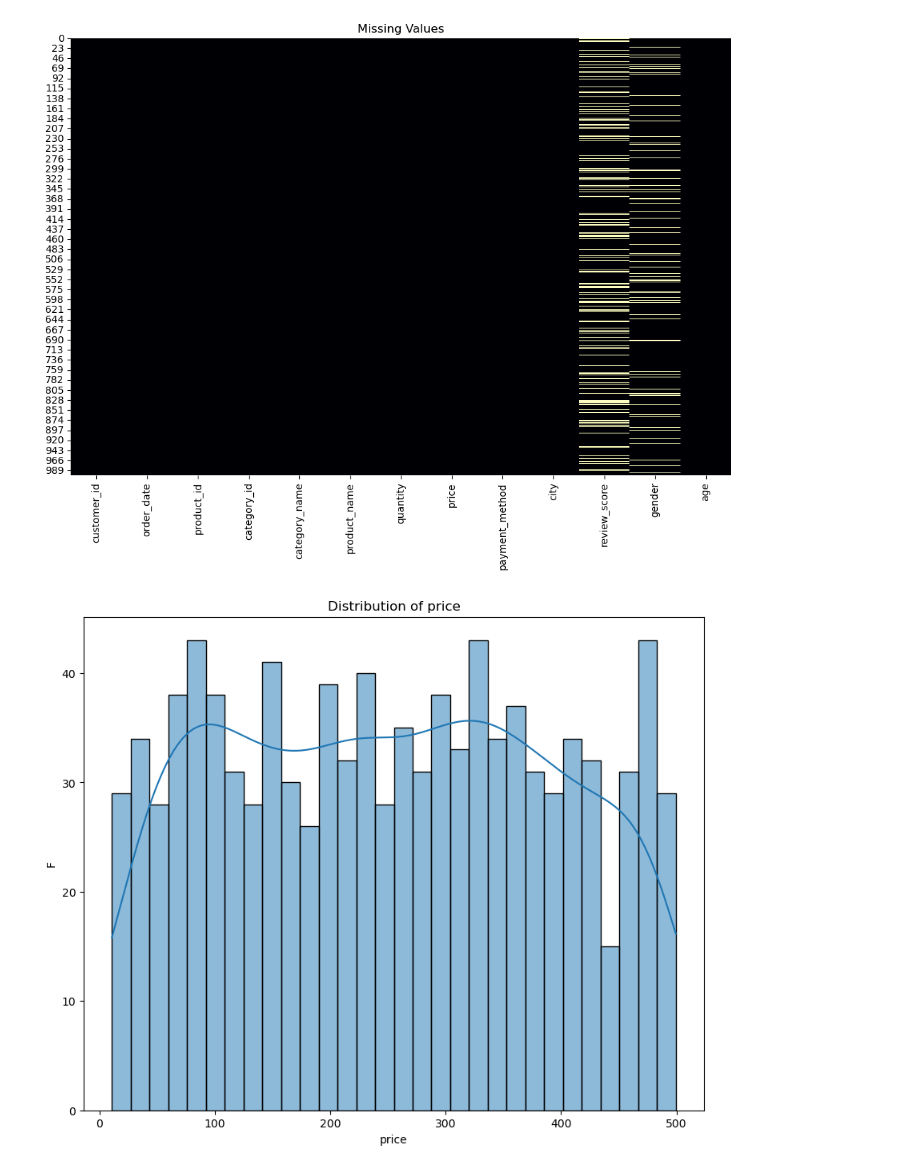
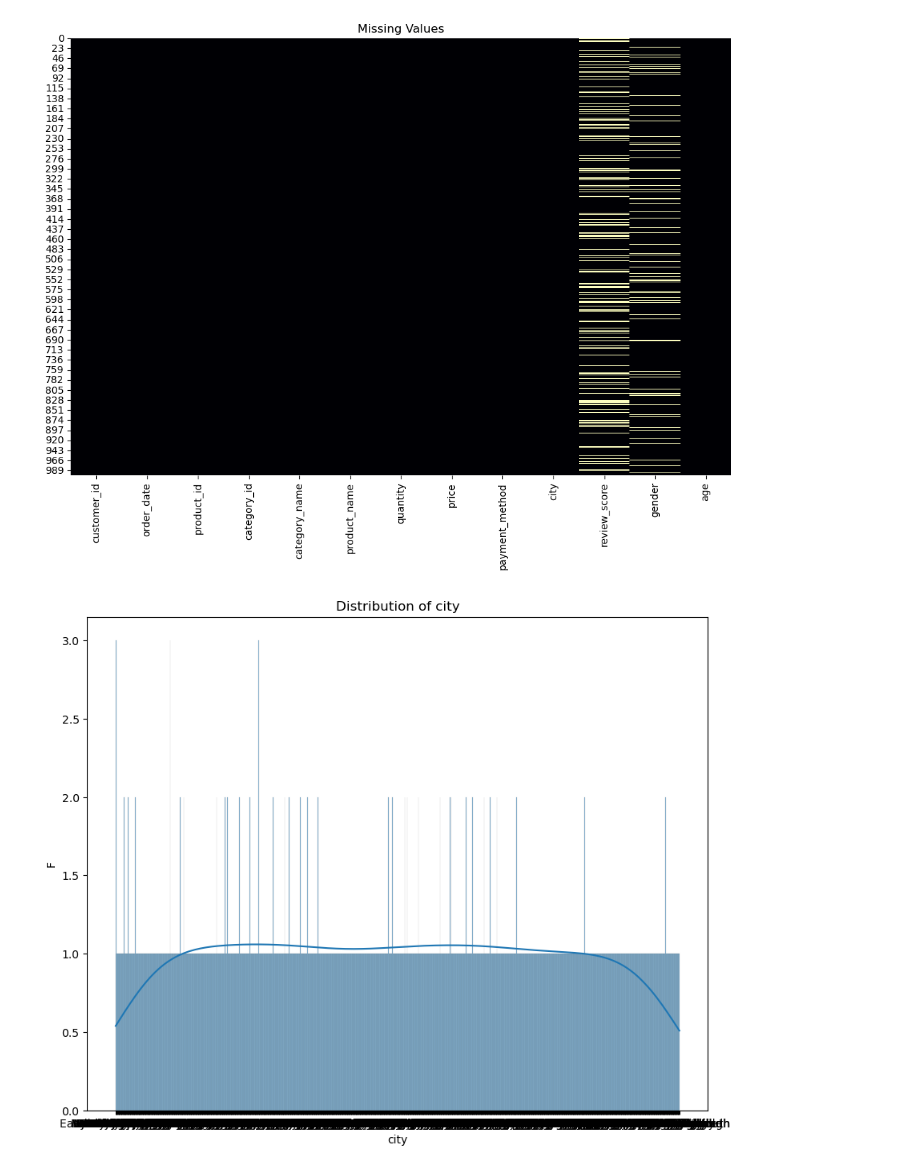
Before and after one commit to kolithawarnakulasooriya/E2E-ml-flow, a Jupyter notebook: jpbooks/analysis.ipynb, the cells around one changed output. Drawn from its saved outputs; the diff is of its cells as text; code cells hidden in the pictures.

```diff
--- a/jpbooks/analysis.ipynb
+++ b/jpbooks/analysis.ipynb
@@ -65,8 +65,8 @@ dtype: int64
 # %%
 from src.analysis.varient_analysis import NumericalUnivarientAnalyzer
 
 # Univarient analysers
 nva = NumericalUnivarientAnalyzer()
-nva.setOptions('price').analyse(df)
+nva.setOptions('city').analyse(df)
 # %% [output]
-[figure, old version]
+[figure, new version]
```
Also changed, not shown: parts of 1 cell of this notebook, 2 other files.
